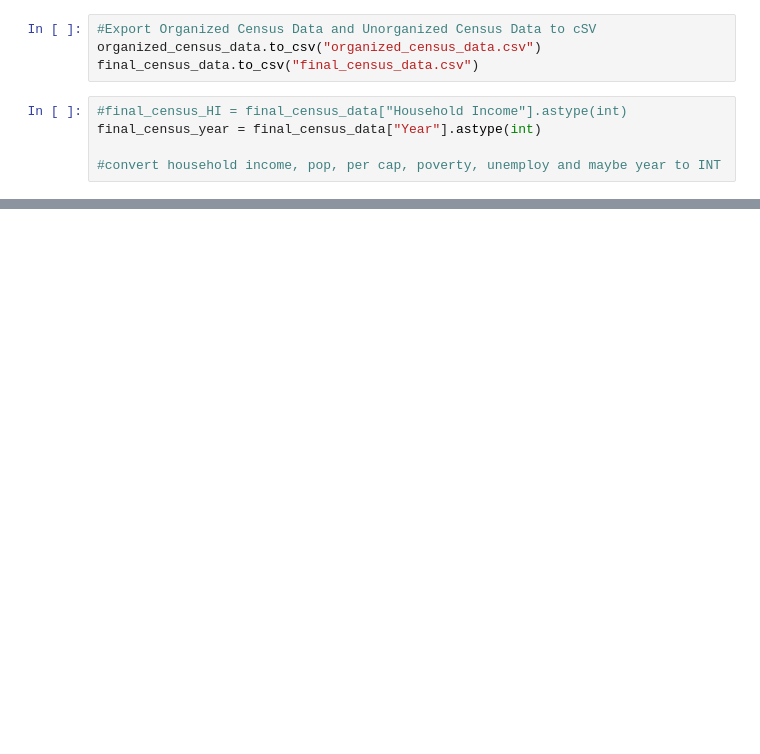
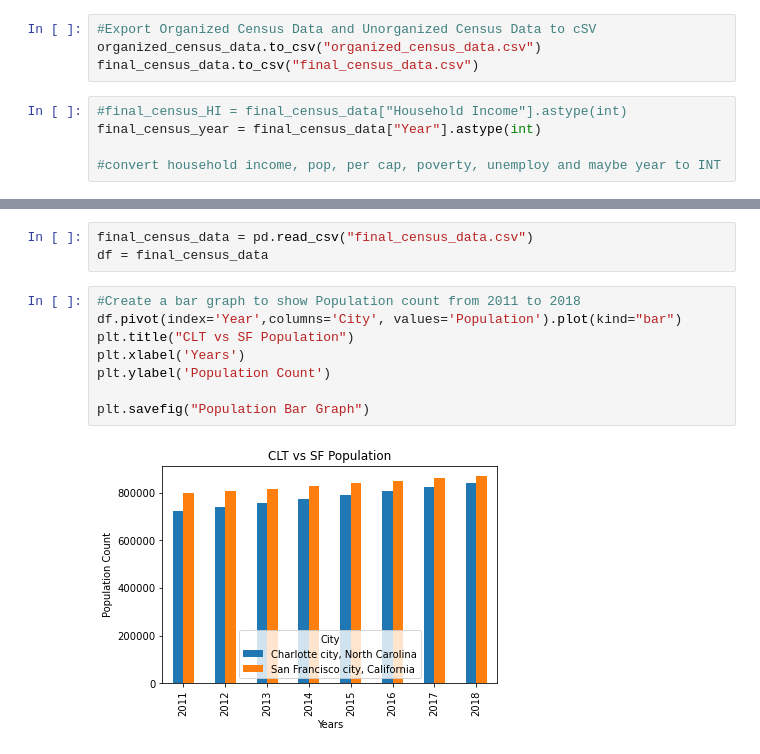
Before and after one commit to plmcgriff21/Project1, a Jupyter notebook: Graham project.ipynb, the cells around one changed output, grey strips where cells are left out. Drawn from its saved outputs; the diff is of its cells as text; blank space fills up the shorter version.

```diff
--- a/Graham project.ipynb
+++ b/Graham project.ipynb
@@ -268 +336,14 @@ final_census_year = final_census_data["Year"].astype(int)
+# %%
+final_census_data = pd.read_csv("final_census_data.csv")
+df = final_census_data
+# %%
+#Create a bar graph to show Population count from 2011 to 2018
+df.pivot(index='Year',columns='City', values='Population').plot(kind="bar")
+plt.title("CLT vs SF Population")
+plt.xlabel('Years')
+plt.ylabel('Population Count')
+
+plt.savefig("Population Bar Graph")
+# %% [output]
+[figure, added]
 # %%
```
Also changed, not shown: parts of 15 cells of this notebook, 5 other files.
